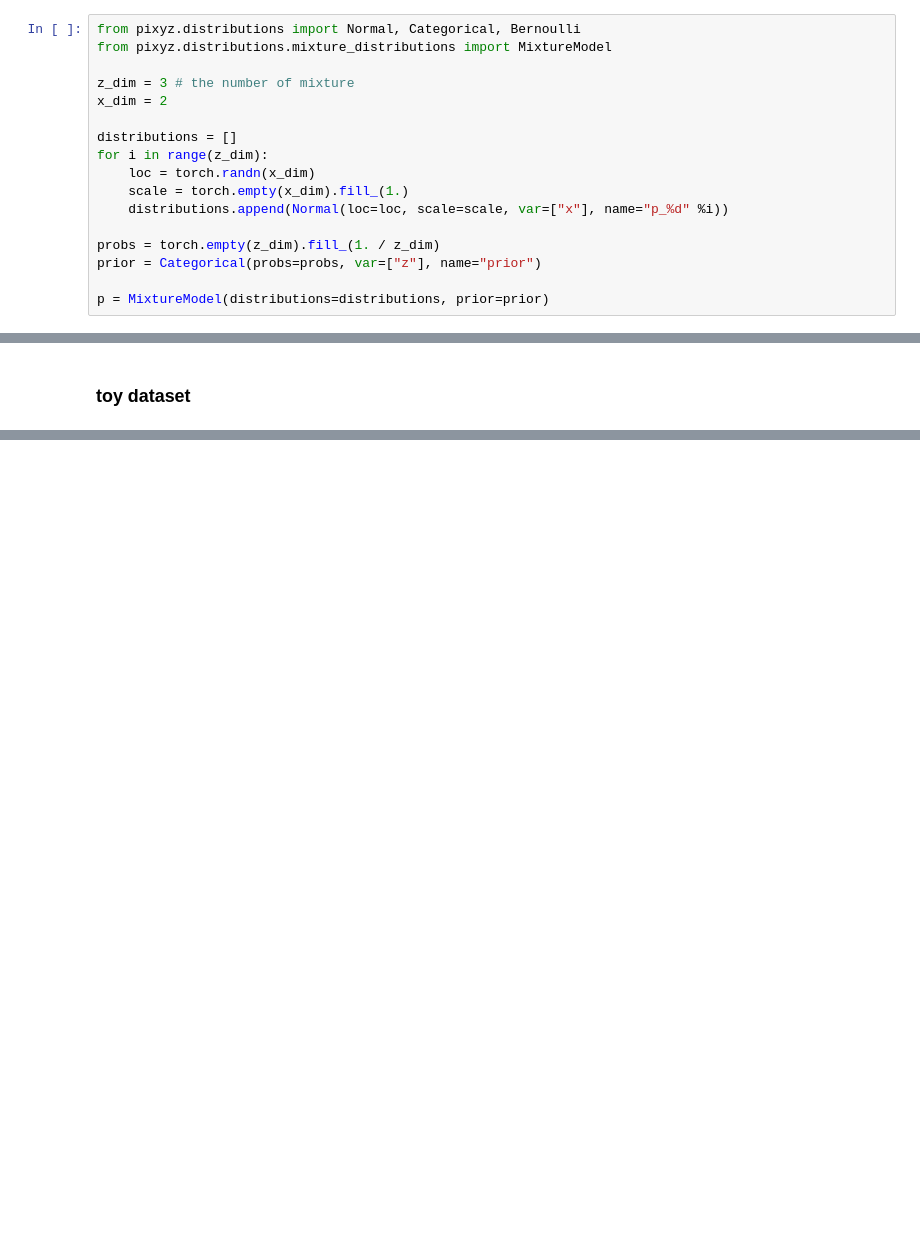
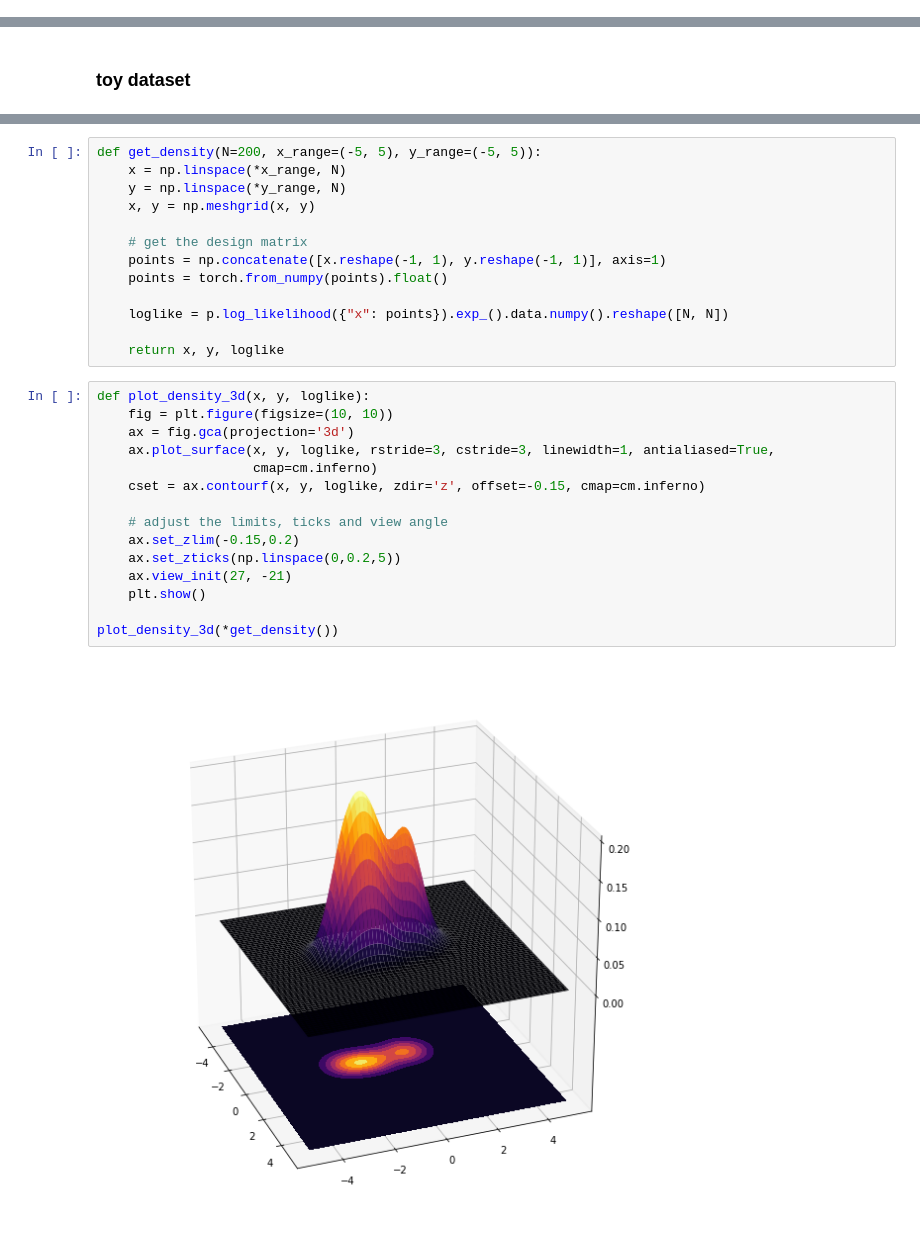
Before and after one commit to masa-su/pixyz, a Jupyter notebook: examples/gmm.ipynb, the cells around one changed output, grey strips where cells are left out. Saved outputs shown, nothing was run; the diff lists cells and outputs as text; blank space fills up the shorter version.

```diff
--- a/examples/gmm.ipynb
+++ b/examples/gmm.ipynb
@@ -19,20 +21,3 @@ if torch.cuda.is_available():
     device = "cuda"
 else:
     device = "cpu"
-# %%
-from pixyz.distributions import Normal, Categorical, Bernoulli
-from pixyz.distributions.mixture_distributions import MixtureModel
-
-z_dim = 3 # the number of mixture
-x_dim = 2
-
-distributions = []
-for i in range(z_dim):
-    loc = torch.randn(x_dim)
-    scale = torch.empty(x_dim).fill_(1.)
-    distributions.append(Normal(loc=loc, scale=scale, var=["x"], name="p_%d" %i))
-
-probs = torch.empty(z_dim).fill_(1. / z_dim)
-prior = Categorical(probs=probs, var=["z"], name="prior")
-
-p = MixtureModel(distributions=distributions, prior=prior)
@@ -132,0 +111,30 @@ tensor([[9.9313e-01, 9.8460e-01, 1.2533e-02,  ..., 1.0000e+00, 1.0000e+00,
+# %%
+def get_density(N=200, x_range=(-5, 5), y_range=(-5, 5)):
+    x = np.linspace(*x_range, N)
+    y = np.linspace(*y_range, N)
+    x, y = np.meshgrid(x, y)
+
+    # get the design matrix
+    points = np.concatenate([x.reshape(-1, 1), y.reshape(-1, 1)], axis=1)
+    points = torch.from_numpy(points).float()
+
+    loglike = p.log_likelihood({"x": points}).exp_().data.numpy().reshape([N, N])
+
+    return x, y, loglike
+# %%
+def plot_density_3d(x, y, loglike):
+    fig = plt.figure(figsize=(10, 10))
+    ax = fig.gca(projection='3d')
+    ax.plot_surface(x, y, loglike, rstride=3, cstride=3, linewidth=1, antialiased=True,
+                    cmap=cm.inferno)
+    cset = ax.contourf(x, y, loglike, zdir='z', offset=-0.15, cmap=cm.inferno)
+
+    # adjust the limits, ticks and view angle
+    ax.set_zlim(-0.15,0.2)
+    ax.set_zticks(np.linspace(0,0.2,5))
+    ax.view_init(27, -21)
+    plt.show()
+
+plot_density_3d(*get_density())
+# %% [output]
+[figure, added]
```
Also changed, not shown: parts of 14 cells of this notebook.
